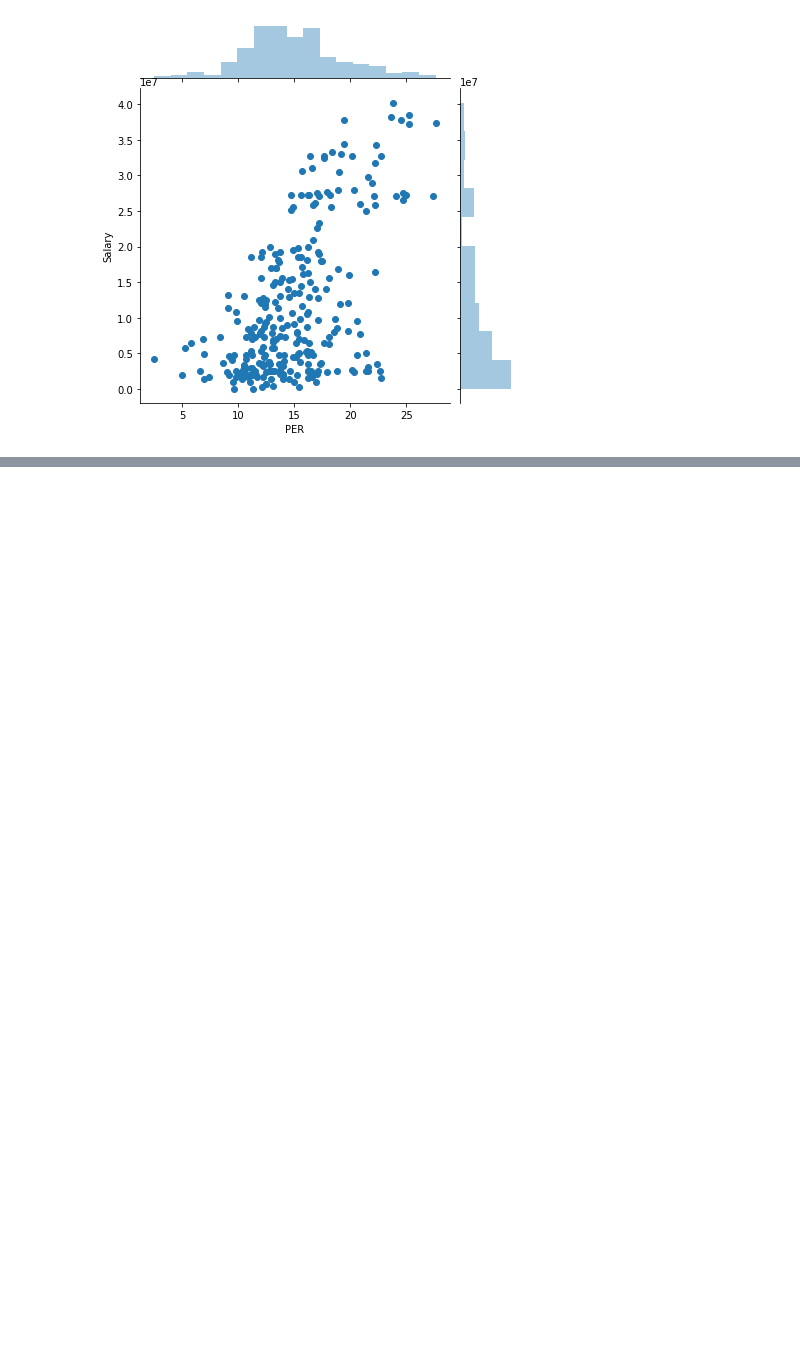
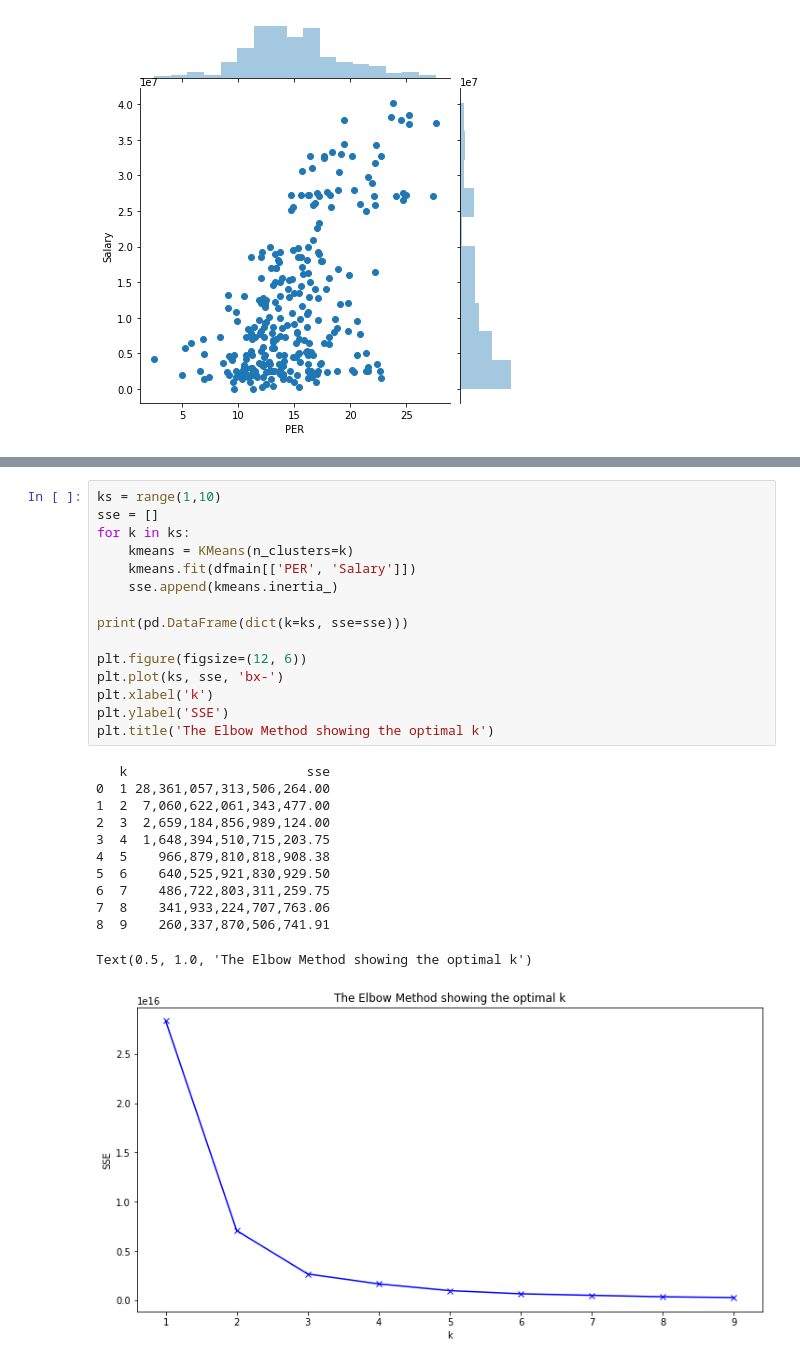
Before and after one commit to Mattsantos541/NBA, a Jupyter notebook: Salary Cluster.ipynb, the cells around one changed output, grey strips where cells are left out. Cells and saved outputs as stored; diff of their text form; blank space fills up the shorter version.

```diff
--- a/Salary Cluster.ipynb
+++ b/Salary Cluster.ipynb
@@ -128,0 +138,28 @@ array([[16.20521739],
+# %%
+ks = range(1,10)
+sse = []
+for k in ks:
+    kmeans = KMeans(n_clusters=k)
+    kmeans.fit(dfmain[['PER', 'Salary']])
+    sse.append(kmeans.inertia_)
+
+print(pd.DataFrame(dict(k=ks, sse=sse)))
+
+plt.figure(figsize=(12, 6))
+plt.plot(ks, sse, 'bx-')
+plt.xlabel('k')
+plt.ylabel('SSE')
+plt.title('The Elbow Method showing the optimal k')
+# %% [output]
+   k                       sse
+0  1 28,361,057,313,506,264.00
+1  2  7,060,622,061,343,477.00
+2  3  2,659,184,856,989,124.00
+3  4  1,648,394,510,715,203.75
+4  5    966,879,810,818,908.38
+5  6    640,525,921,830,929.50
+6  7    486,722,803,311,259.75
+7  8    341,933,224,707,763.06
+8  9    260,337,870,506,741.91
+Text(0.5, 1.0, 'The Elbow Method showing the optimal k')
+[figure, added]
```
Also changed, not shown: parts of 11 cells of this notebook.
